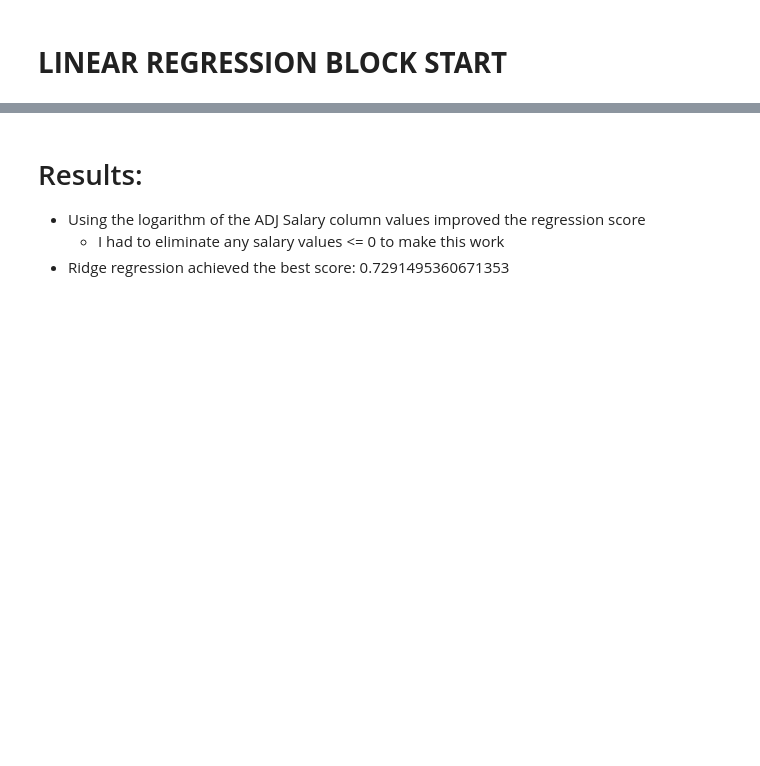
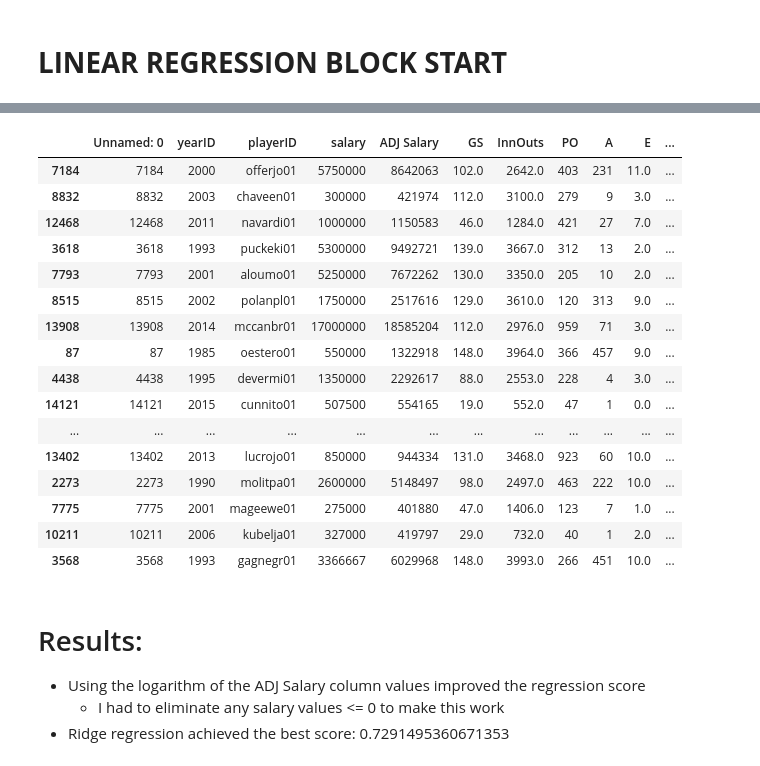
Before and after one commit to anyren/baseball_salary_analysis, a Jupyter notebook: BILL_Copy_of_EDA_baseball_salaries_HITTERS_EXPERIMENTAL.ipynb, the cells around one changed output, grey strips where cells are left out. Cells and saved outputs as stored; diff of their text form; code cells hidden in the pictures; blank space fills up the shorter version.

```diff
--- a/BILL_Copy_of_EDA_baseball_salaries_HITTERS_EXPERIMENTAL.ipynb
+++ b/BILL_Copy_of_EDA_baseball_salaries_HITTERS_EXPERIMENTAL.ipynb
@@ -317,3 +337,23 @@ loaded_df = loaded_df.loc[~(loaded_df["ADJ Salary"] <= 0), :]
+# %%
+loaded_df.sample(100)
+# %% [output]
+|  | Unnamed: 0 | yearID | playerID | salary | ADJ Salary | GS | InnOuts | PO | A | E | ... |
+| 7184 | 7184 | 2000 | offerjo01 | 5750000 | 8642063 | 102.0 | 2642.0 | 403 | 231 | 11.0 | ... |
+| 8832 | 8832 | 2003 | chaveen01 | 300000 | 421974 | 112.0 | 3100.0 | 279 | 9 | 3.0 | ... |
+| 12468 | 12468 | 2011 | navardi01 | 1000000 | 1150583 | 46.0 | 1284.0 | 421 | 27 | 7.0 | ... |
+| 3618 | 3618 | 1993 | puckeki01 | 5300000 | 9492721 | 139.0 | 3667.0 | 312 | 13 | 2.0 | ... |
+| 7793 | 7793 | 2001 | aloumo01 | 5250000 | 7672262 | 130.0 | 3350.0 | 205 | 10 | 2.0 | ... |
+| 8515 | 8515 | 2002 | polanpl01 | 1750000 | 2517616 | 129.0 | 3610.0 | 120 | 313 | 9.0 | ... |
+| 13908 | 13908 | 2014 | mccanbr01 | 17000000 | 18585204 | 112.0 | 2976.0 | 959 | 71 | 3.0 | ... |
+| 87 | 87 | 1985 | oestero01 | 550000 | 1322918 | 148.0 | 3964.0 | 366 | 457 | 9.0 | ... |
+| 4438 | 4438 | 1995 | devermi01 | 1350000 | 2292617 | 88.0 | 2553.0 | 228 | 4 | 3.0 | ... |
+| 14121 | 14121 | 2015 | cunnito01 | 507500 | 554165 | 19.0 | 552.0 | 47 | 1 | 0.0 | ... |
+| ... | ... | ... | ... | ... | ... | ... | ... | ... | ... | ... | ... |
+| 13402 | 13402 | 2013 | lucrojo01 | 850000 | 944334 | 131.0 | 3468.0 | 923 | 60 | 10.0 | ... |
+| 2273 | 2273 | 1990 | molitpa01 | 2600000 | 5148497 | 98.0 | 2497.0 | 463 | 222 | 10.0 | ... |
+| 7775 | 7775 | 2001 | mageewe01 | 275000 | 401880 | 47.0 | 1406.0 | 123 | 7 | 1.0 | ... |
+| 10211 | 10211 | 2006 | kubelja01 | 327000 | 419797 | 29.0 | 732.0 | 40 | 1 | 2.0 | ... |
+| 3568 | 3568 | 1993 | gagnegr01 | 3366667 | 6029968 | 148.0 | 3993.0 | 266 | 451 | 10.0 | ... |
 # %%
 clean_df = clean_dataset(loaded_df)
 # %%
```
Also changed, not shown: parts of 1 cell of this notebook, 1 other file.
